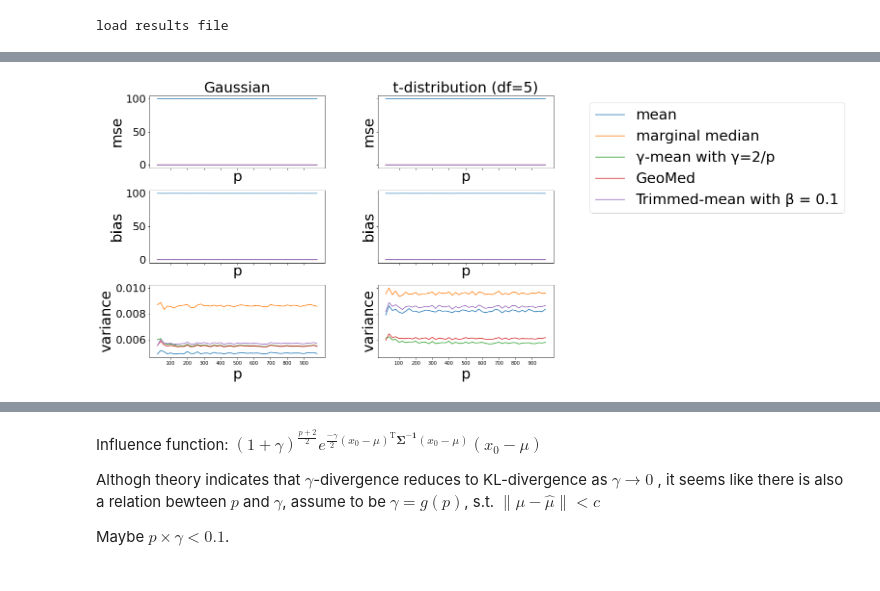
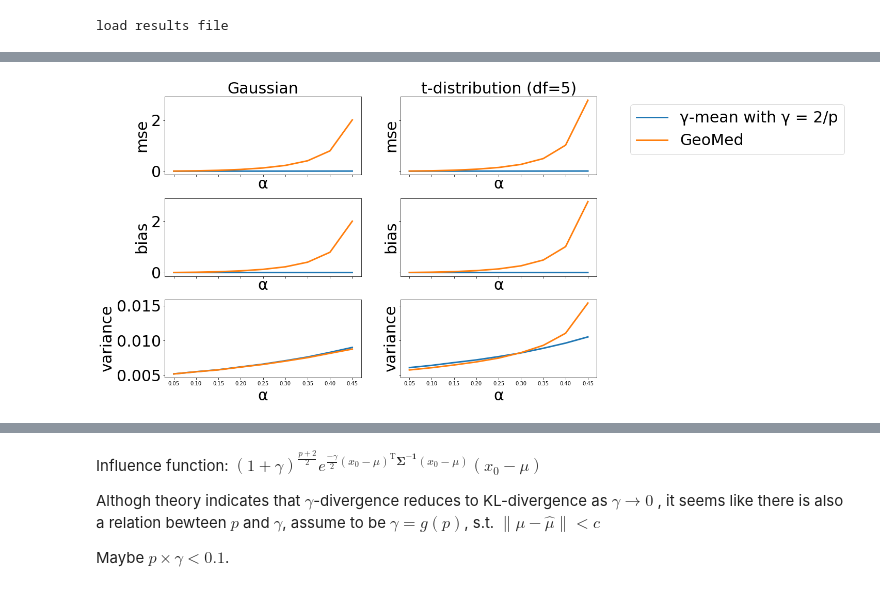
Before and after one commit to CenjhihLi/robust_federated_learning, a Jupyter notebook: aggreagtors_simulation.ipynb, the cells around one changed output, grey strips where cells are left out. Drawn from its saved outputs; the diff is of its cells as text; code cells hidden in the pictures.

```diff
--- a/aggreagtors_simulation.ipynb
+++ b/aggreagtors_simulation.ipynb
@@ -25,14 +27,16 @@ import pathlib
 import numpy as np
 import matplotlib.pyplot as plt
 
+linewidth = 3.0
 SMALL_SIZE = 10
 MEDIUM_SIZE = 22
 BIGGER_SIZE = 30
+SUPPER_BIG = 40
 plt.rc('font', size=BIGGER_SIZE)           # controls default text sizes
 plt.rc('axes', titlesize=BIGGER_SIZE)      # fontsize of the axes title
 plt.rc('axes', labelsize=BIGGER_SIZE)      # fontsize of the x and y labels
 plt.rc('xtick', labelsize=SMALL_SIZE)      # fontsize of the tick labels
-plt.rc('ytick', labelsize=MEDIUM_SIZE)     # fontsize of the tick labels
+plt.rc('ytick', labelsize=BIGGER_SIZE)     # fontsize of the tick labels
 plt.rc('legend', fontsize=BIGGER_SIZE)     # legend fontsize
 plt.rc('figure', titlesize=BIGGER_SIZE)    # fontsize of the figure title
 
@@ -184,7 +188,9 @@ dist2fun = {"Gaussian":Gaussian_gen,
             }
 
 #for convenient if one day we want to add more aggregator
-method_list = ["mean","median","gamma","geo","trim"]
+method_list = ["gamma","geo","median","trim","mean"]
+labels=['\u03B3-mean with \u03B3=2/p', 'GeoMed', 'marginal median', 'Trimmed-mean with \u03B2 = {}'.format(beta), 'mean']
+
 if file_path.is_file():
   print("load results file")
   results = np.load(file_path, allow_pickle = True,)
@@ -239,6 +403,6 @@ load results file
 # %%
 #plot the comparison of aggregators
-fig, axs = plt.subplots(3, 2, figsize=(15, 10), sharex=True, sharey='row',  gridspec_kw={'hspace': 0.3, 'wspace': 0.3})
+fig, axs = plt.subplots(3, 2, figsize=(15, 10), sharex=True, sharey='row',  gridspec_kw={'hspace': 0.3, 'wspace': 0.2})
 (ax1, ax2),  (ax3, ax4), (ax5, ax6)= axs
 
 ax1.set_title("Gaussian")
@@ -248,17 +412,18 @@ right = [ax2, ax4, ax6]
 for i, metric in enumerate(metrics):
   for j, dist in enumerate(dist_list):
     ax = axs[i][j]
-    for method in method_list:
+    for method in ["gamma","geo","median","trim"]:
       r = results[dist][method][i,:]
-      ax.plot(p_range, r, label = method)
+      ax.plot(p_range, r, label = method, linewidth = linewidth)
       ax.set_xlabel('p')
       ax.set_xticks(p_range[np.arange(4,len(p_range),5)])
     ax.set_ylabel(metric.__name__)
 ax = right[0]
   #method_list is ["mean","median","gamma","geo","trim"] need to use the same order
-ax.legend(labels=['mean', 'marginal median', '\u03B3-mean with \u03B3=2/p', 'GeoMed', 'Trimmed-mean with \u03B2 = {}'.format(beta)],
-            loc='upper right',bbox_to_anchor=(2.7,1.0))
+ax.legend(labels=['\u03B3-mean with \u03B3=2/p', 'GeoMed', 'marginal median', 'Trimmed-mean with \u03B2 = {}'.format(beta)],
+            loc='upper right',bbox_to_anchor=(2.6,1.0))
+fig.tight_layout()
 plt.show()
 
-fig.savefig('plot/scenario1_alpha_0.png', format='png', bbox_inches='tight')
+fig.savefig('plot/scenario1_alpha_01_zoomin.png', format='png', bbox_inches='tight')
 # %% [output]
@@ -364,27 +599,29 @@ load results file
 # %%
 #plot the comparison of aggregators
-fig, axs = plt.subplots(3, 2, figsize=(15, 10), sharex=True, sharey='row',  gridspec_kw={'hspace': 0.3, 'wspace': 0.3})
+fig, axs = plt.subplots(3, 2, figsize=(15, 10), sharex=True, sharey='row',  gridspec_kw={'hspace': 0.3, 'wspace': 0.2})
 (ax1, ax2),  (ax3, ax4), (ax5, ax6)= axs
-
 ax1.set_title("Gaussian")
 ax2.set_title('t-distribution (df=5)')
 right = [ax2, ax4, ax6]
 
 for i, metric in enumerate(metrics):
   for j, dist in enumerate(dist_list):
     ax = axs[i][j]
-    for method in method_list:
+    for method in ["gamma","geo"]:
       r = results[dist][method][i,:]
-      ax.plot(p_range, r, label = method)
-      ax.set_xlabel('p')
-      ax.set_xticks(p_range[np.arange(4,len(p_range),5)])
+      ax.plot(alpha_range, r, label = method, linewidth = linewidth)
+      ax.set_xlabel('\u03B1') #alpha
+      #ax.set_xticks(alpha_range[np.arange(4,len(alpha_range),5)])
     ax.set_ylabel(metric.__name__)
-ax = right[0]
-  #method_list is ["mean","median","gamma","geo","trim"] need to use the same order
-ax.legend(labels=['mean', 'marginal median', '\u03B3-mean with \u03B3=2/p', 'GeoMed', 'Trimmed-mean with \u03B2 = {}'.format(beta)],
-            loc='upper right',bbox_to_anchor=(2.7,1.0))
+ax=right[0]
+#method_list is ["mean","median","gamma","geo","trim"] need to use the same order
+ax.legend(labels=['\u03B3-mean with \u03B3 = 2/p', 'GeoMed'],
+          loc='upper right',bbox_to_anchor=(2.3,1.0))
+
+#plt.suptitle('Testing different aggregatros across \u03B1 ',fontsize=25)
+fig.tight_layout()
 plt.show()
 
-fig.savefig('plot/scenario1_alpha_0.1.png', format='png', bbox_inches='tight')
+fig.savefig('plot/scenario2_2.png', format='png', bbox_inches='tight')
 # %% [output]
-[figure, old version]
+[figure, new version]
```
Also changed, not shown: parts of 19 cells of this notebook, 8 other files.
